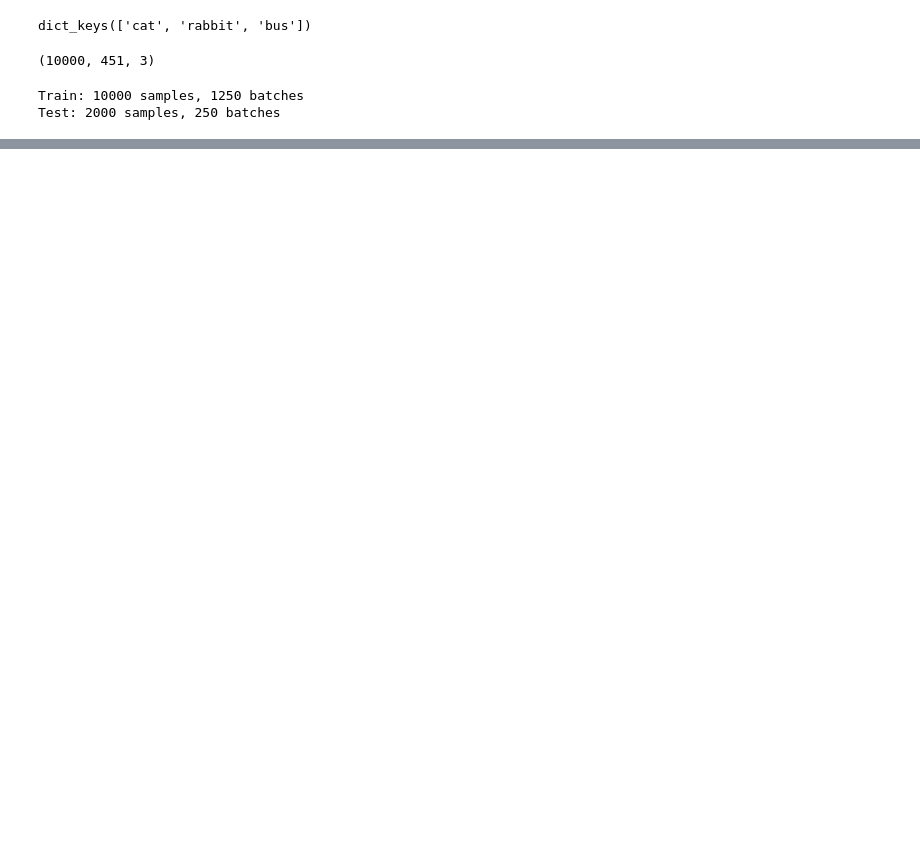
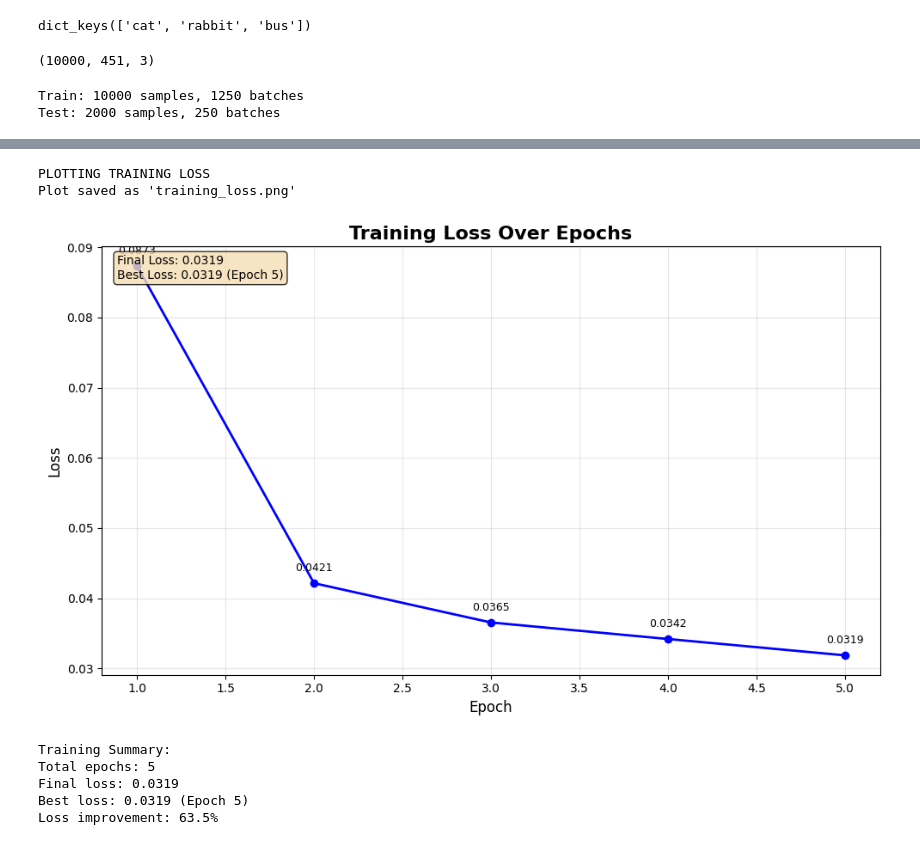
Before and after one commit to ozgurnsahin/diffusion_model, a Jupyter notebook: diffusion_model.ipynb, the cells around one changed output, grey strips where cells are left out. Saved outputs shown, nothing was run; the diff lists cells and outputs as text; code cells hidden in the pictures; blank space fills up the shorter version.

```diff
--- a/diffusion_model.ipynb
+++ b/diffusion_model.ipynb
@@ -164,7 +167,7 @@ def create_dataloader(dataset, batch_size=8):
 
     return train_loader, test_loader
 # %%
-train_loader, test_loader = create_dataloader(prcessed_datasets['bus'])
+bus_train_loader, bus_test_loader = create_dataloader(prcessed_datasets['bus'])
 # %% [output]
 Train: 10000 samples, 1250 batches
 Test: 2000 samples, 250 batches
@@ -192,7 +195,7 @@ def initialize_optimizer(model_components, learning_rate=1e-4):
     print(f"Total parameters: {total_params:,}")
     print(f"Learning rate: {learning_rate}")
 
-    return optimizer
+    return optimizer, total_params
 # %%
 # Helper function to train the model one epochs
 def train_one_epoch(model_components, dataloader, noise_schedule, optimizer, device):
@@ -270,0 +375,9 @@ def train_one_epoch(model_components, dataloader, noise_schedule, optimizer, dev
+# %%
+model_components = diffusion_model(input_dim = 3, embedding_dim = 256, hidden_dim = 256, num_categories = 3, num_layers = 2, dropout = 0.1)
+# %%
+trained_model, loss_history = train_model(
+        model_components=model_components,
+        dataloader=bus_train_loader,
+        num_epochs=5,
+        learning_rate=1e-4,
+        save_path="./models")
@@ -270,0 +407,11 @@ def train_one_epoch(model_components, dataloader, noise_schedule, optimizer, dev
+# %%
+plot_training_loss(loss_history)
+# %% [output]
+PLOTTING TRAINING LOSS
+Plot saved as 'training_loss.png'
+[figure, added]
+Training Summary:
+Total epochs: 5
+Final loss: 0.0319
+Best loss: 0.0319 (Epoch 5)
+Loss improvement: 63.5%
```
Also changed, not shown: parts of 12 cells of this notebook, 1 other file.
